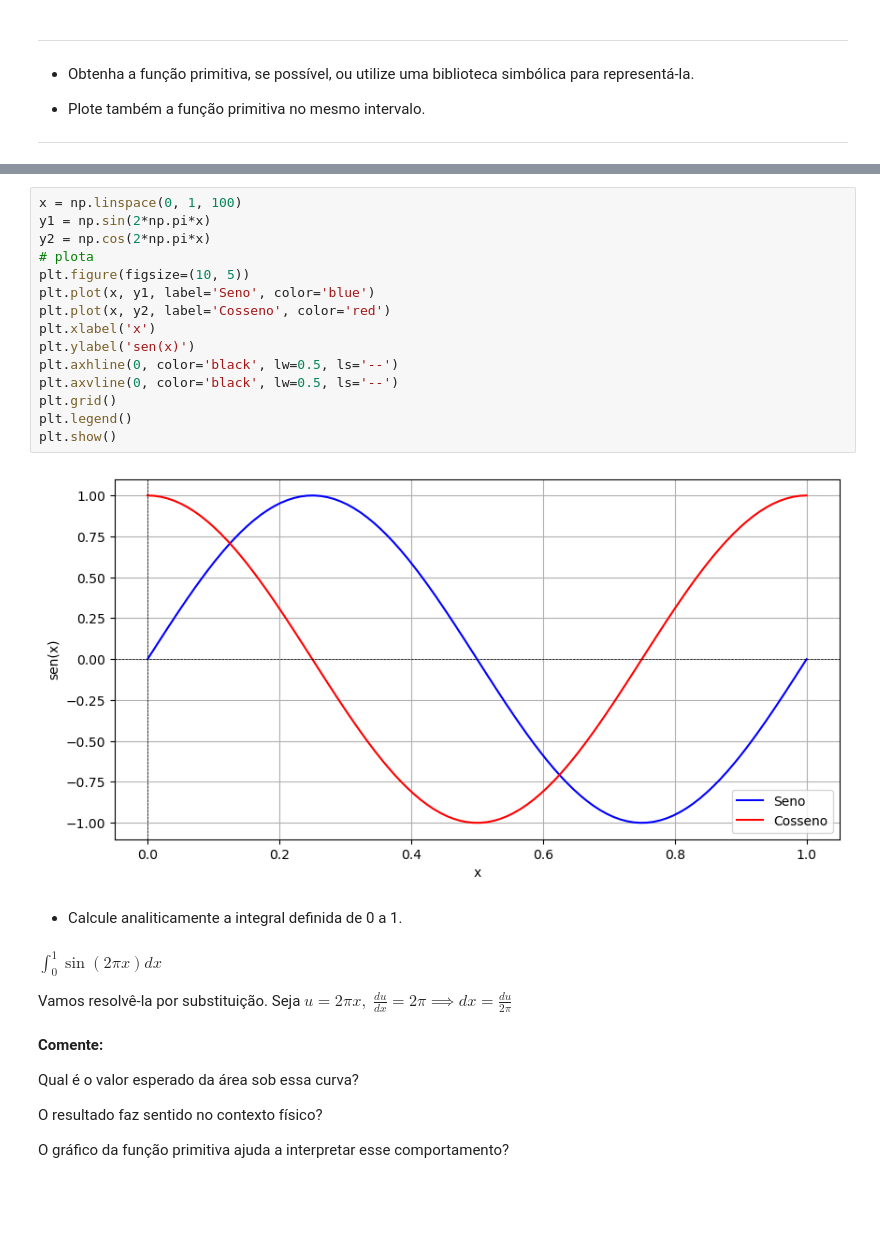
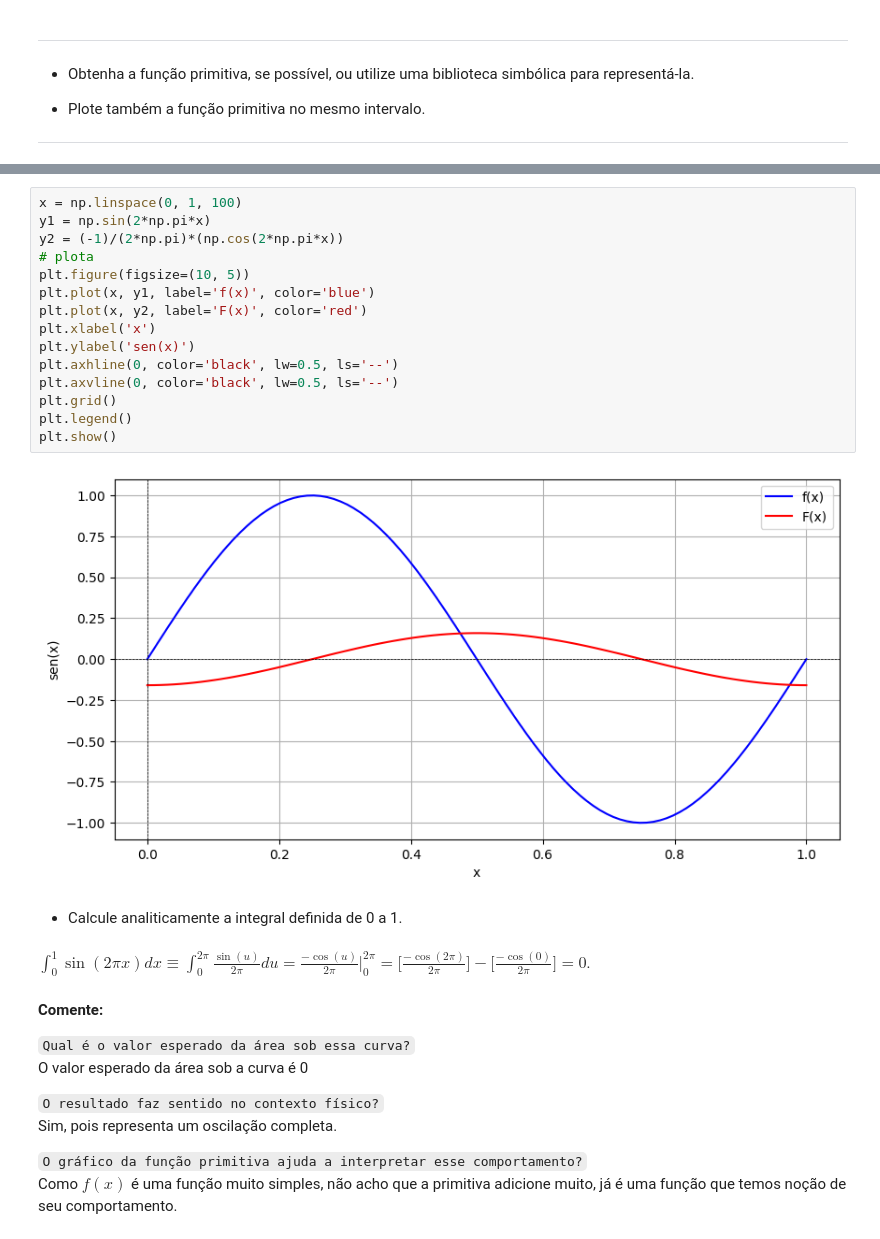
Before and after one commit to aragaoiberis/atv7, a Jupyter notebook: atv7.ipynb, the cells around one changed output, grey strips where cells are left out. Saved outputs shown, nothing was run; the diff lists cells and outputs as text; blank space fills up the shorter version.

```diff
--- a/atv7.ipynb
+++ b/atv7.ipynb
@@ -51,31 +54,32 @@ A derivada da função seno é a função cosseno
 # %%
 x = np.linspace(0, 1, 100)
 y1 = np.sin(2*np.pi*x)
-y2 = np.cos(2*np.pi*x)
+y2 = (-1)/(2*np.pi)*(np.cos(2*np.pi*x))
 # plota
 plt.figure(figsize=(10, 5))
-plt.plot(x, y1, label='Seno', color='blue')
-plt.plot(x, y2, label='Cosseno', color='red')
+plt.plot(x, y1, label='f(x)', color='blue')
+plt.plot(x, y2, label='F(x)', color='red')
 plt.xlabel('x')
 plt.ylabel('sen(x)')
 plt.axhline(0, color='black', lw=0.5, ls='--')
 plt.axvline(0, color='black', lw=0.5, ls='--')
 plt.grid()
 plt.legend()
 plt.show()
 # %% [output]
-[figure, old version]
+[figure, new version]
 # %% [markdown]
 - Calcule analiticamente a integral definida de 0 a 1.
-# %% [markdown]
-$\int_0^1 \sin(2\pi x) dx$
-
-Vamos resolvê-la por substituição. Seja $u = 2\pi x, \; \frac{du}{dx} = 2 \pi \implies dx = \frac{du}{2 \pi} $
+# %% [markdown]
+$\int_0^1 \sin(2\pi x) dx \equiv \int_0^{2\pi} \frac{\sin(u)}{2\pi} du = \frac{-\cos(u)}{2\pi} \big|_0^{2\pi} = \big[ \frac{-\cos(2\pi)}{2\pi} \big] - \big[ \frac{-\cos(0)}{2\pi} \big] = 0$.
 # %% [markdown]
 **Comente:**
 
-Qual é o valor esperado da área sob essa curva?
+`Qual é o valor esperado da área sob essa curva?`
+    O valor esperado da área sob a curva é 0
 
-O resultado faz sentido no contexto físico?
+`O resultado faz sentido no contexto físico?`
+    Sim, pois representa um oscilação completa.
 
-O gráfico da função primitiva ajuda a interpretar esse comportamento?
+`O gráfico da função primitiva ajuda a interpretar esse comportamento?`
+    Como $f(x)$ é uma função muito simples, não acho que a primitiva adicione muito, já é uma função que temos noção de seu comportamento.
```
Also changed, not shown: parts of 22 cells of this notebook.
